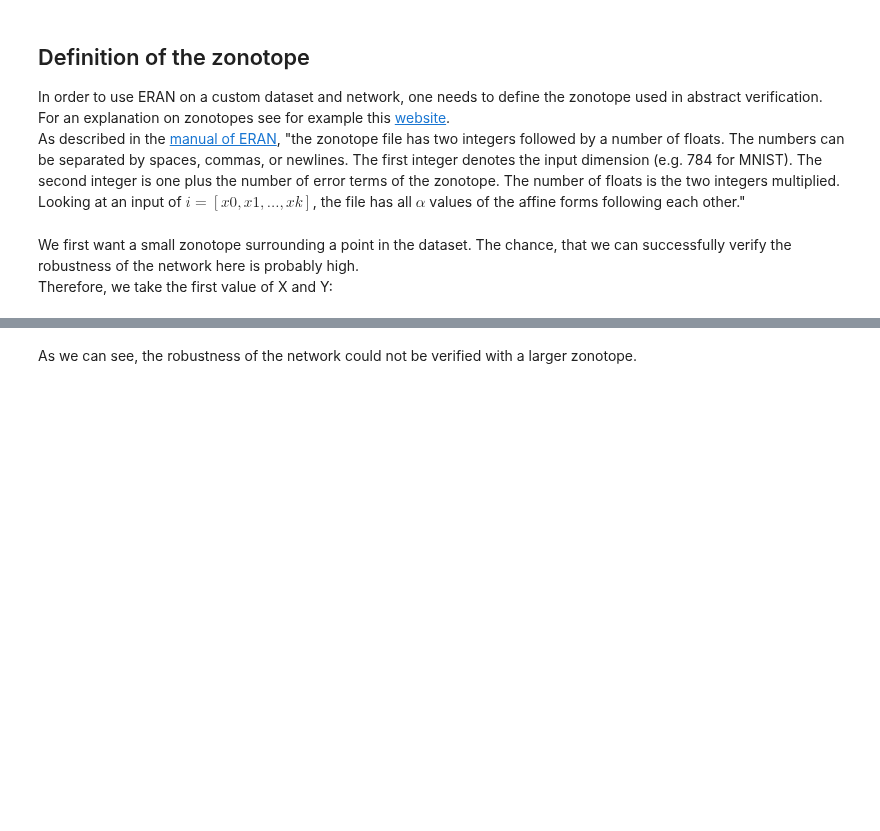
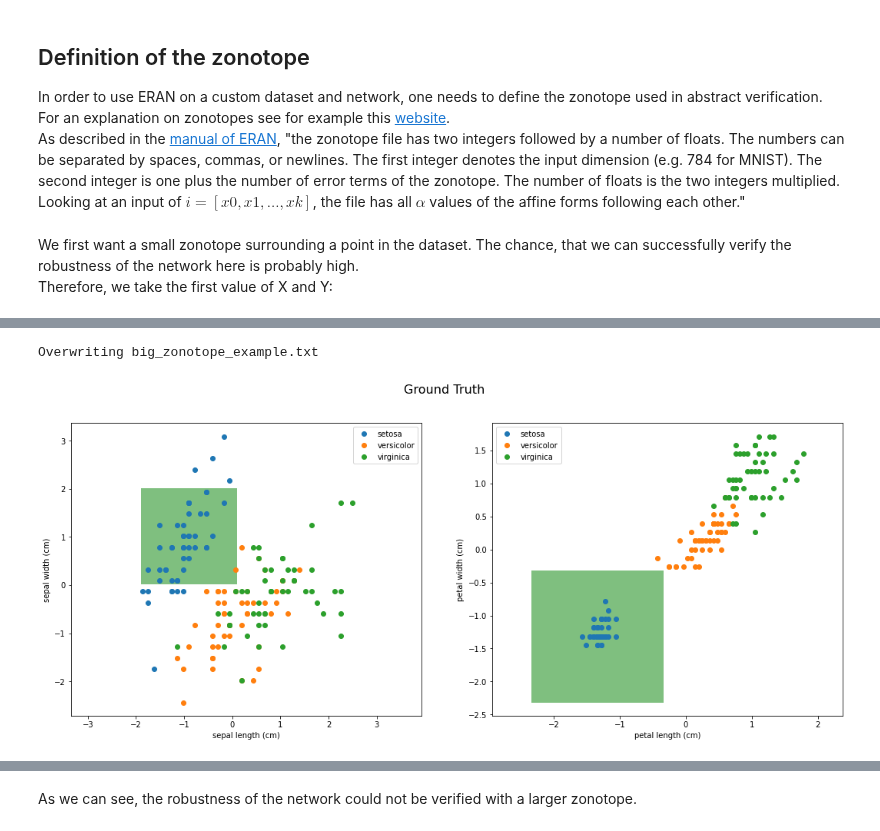
Before and after one commit to DDiekmann/Applied-Verification-Lab-Neural-Networks, a Jupyter notebook: Tutorials/Verification_by_abstraction_with_eran.ipynb, the cells around one changed output, grey strips where cells are left out. Saved outputs shown, nothing was run; the diff lists cells and outputs as text; code cells hidden in the pictures; blank space fills up the shorter version.

```diff
--- a/Tutorials/Verification_by_abstraction_with_eran.ipynb
+++ b/Tutorials/Verification_by_abstraction_with_eran.ipynb
@@ -202,3 +258,25 @@ Now we can run the verificator of ERAN on the model with use of the defined zono
+# %%
+%%writefile big_zonotope_example.txt
+4
+3
+-0.90068117 1 0.0 0.0 0.0
+1.01900435 0.0 1 0.0 0.0
+-1.34022653 0.0 0.0 1 0.0
+-1.3154443 0.0 0.0 0.0 1
+# %% [output]
+Overwriting big_zonotope_example.txt
+# %%
+fig, ax = plt.subplots(1, 2)
+fig.set_size_inches(18, 7)
+
+plots.show_plots(names, feature_names, X_scaled, y, title = 'Ground Truth', fig=fig, ax1= ax[0], ax2=ax[1])
+
+z = zono.from_file("big_zonotope_example.txt")
+z1, z2 = z.split()
+z1.visualize(shape = True, fig=fig, ax=ax[0])
+z2.visualize(shape = True, fig=fig, ax=ax[1])
+# %% [output]
+[figure, added]
 # %%
 %%bash
 cd eran/tf_verify/
```
Also changed, not shown: parts of 61 cells of this notebook.
